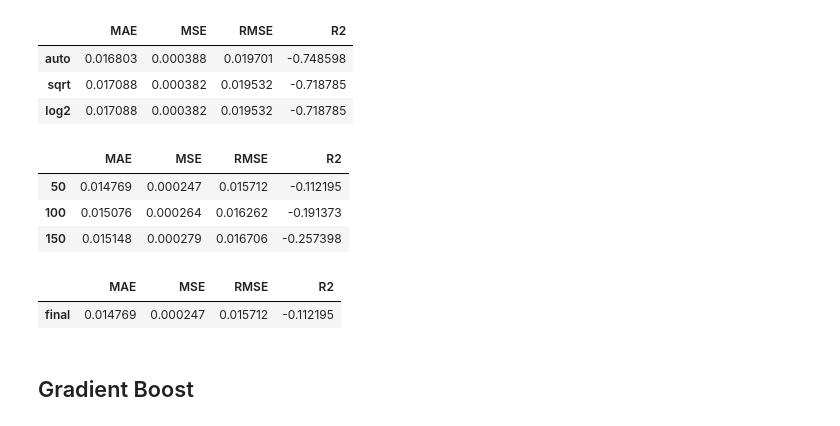
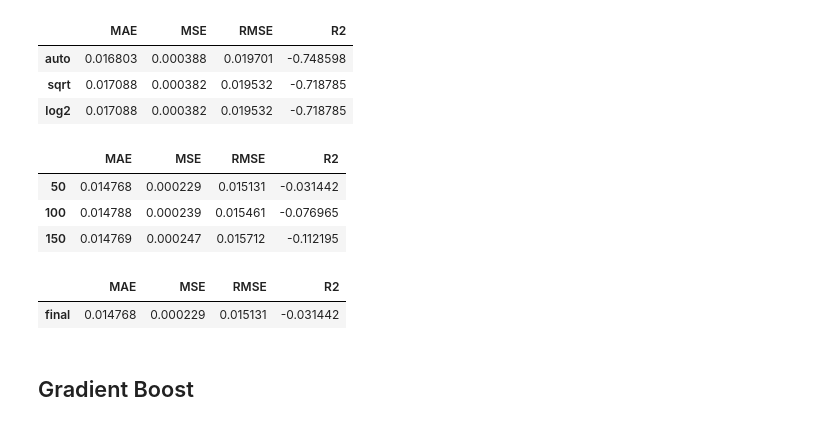
Before and after one commit to diogobulhosa/BC4, a Jupyter notebook: notebooks/nb_link.ipynb, the cells around one changed output. Cells and saved outputs as stored; diff of their text form; code cells hidden in the pictures.

```diff
--- a/notebooks/nb_link.ipynb
+++ b/notebooks/nb_link.ipynb
@@ -561,23 +561,23 @@ show_results(df, df_link,'close',100,5,rf_auto, rf_sqrt,rf_log2)
 | sqrt | 0.017088 | 0.000382 | 0.019532 | -0.718785 |
 | log2 | 0.017088 | 0.000382 | 0.019532 | -0.718785 |
 # %%
-rf_10 = RandomForestRegressor(random_state=10,criterion='mse', max_depth=5, max_features='sqrt', n_estimators=50)
-rf_20 = RandomForestRegressor(random_state=10,criterion='mse', max_depth=5, max_features='sqrt',n_estimators=100)
-rf_30 = RandomForestRegressor(random_state=10,criterion='mse', max_depth=5,max_features='sqrt', n_estimators=150)
-df = pd.DataFrame(columns = ['MAE', 'MSE','RMSE', 'R2'], index = ['50','100', '150'])
+rf_10 = RandomForestRegressor(random_state=10,criterion='mse', max_depth=5, max_features='sqrt', n_estimators=10)
+rf_20 = RandomForestRegressor(random_state=10,criterion='mse', max_depth=5, max_features='sqrt',n_estimators=20)
+rf_30 = RandomForestRegressor(random_state=10,criterion='mse', max_depth=5,max_features='sqrt', n_estimators=50)
+df = pd.DataFrame(columns = ['MAE', 'MSE','RMSE', 'R2'], index = ['10','20', '50'])
 show_results(df, df_link,'close',100,5,rf_10, rf_20,rf_30)
 # %% [output]
 |  | MAE | MSE | RMSE | R2 |
-| 50 | 0.014769 | 0.000247 | 0.015712 | -0.112195 |
-| 100 | 0.015076 | 0.000264 | 0.016262 | -0.191373 |
-| 150 | 0.015148 | 0.000279 | 0.016706 | -0.257398 |
+| 50 | 0.014768 | 0.000229 | 0.015131 | -0.031442 |
+| 100 | 0.014788 | 0.000239 | 0.015461 | -0.076965 |
+| 150 | 0.014769 | 0.000247 | 0.015712 | -0.112195 |
 # %%
-rf_final = RandomForestRegressor(random_state=10,criterion='mse', max_depth=5, max_features='sqrt', n_estimators=50)
+rf_final = RandomForestRegressor(random_state=10,criterion='mse', max_depth=5, max_features='sqrt', n_estimators=10)
 df = pd.DataFrame(columns = ['MAE', 'MSE','RMSE', 'R2'], index = ['final'])
 show_results(df, df_link,'close',100,5, rf_final)
 # %% [output]
 |  | MAE | MSE | RMSE | R2 |
-| final | 0.014769 | 0.000247 | 0.015712 | -0.112195 |
+| final | 0.014768 | 0.000229 | 0.015131 | -0.031442 |
 # %% [markdown]
 ## Gradient Boost
 # %%
```
Also changed, not shown: parts of 19 cells of this notebook.
